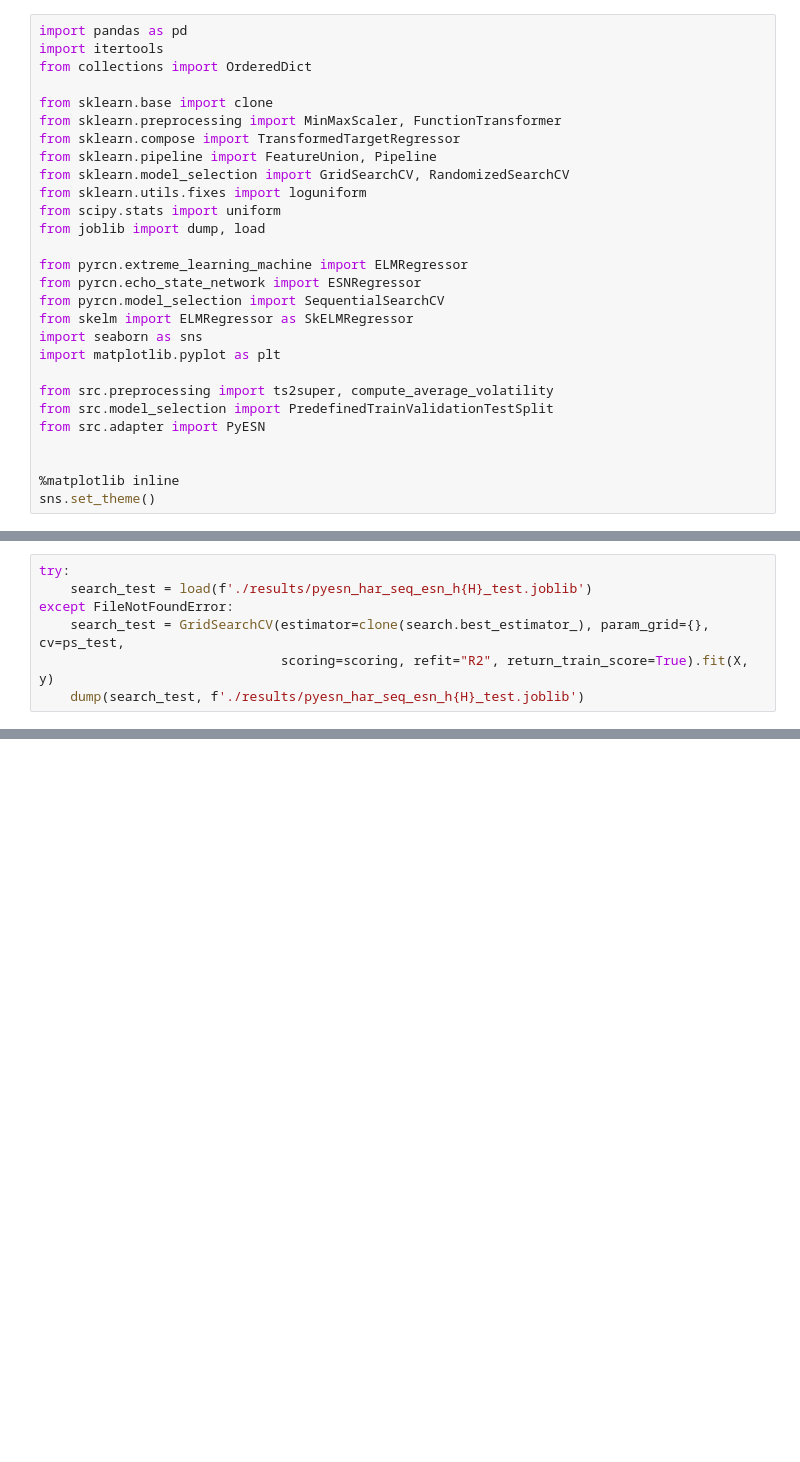
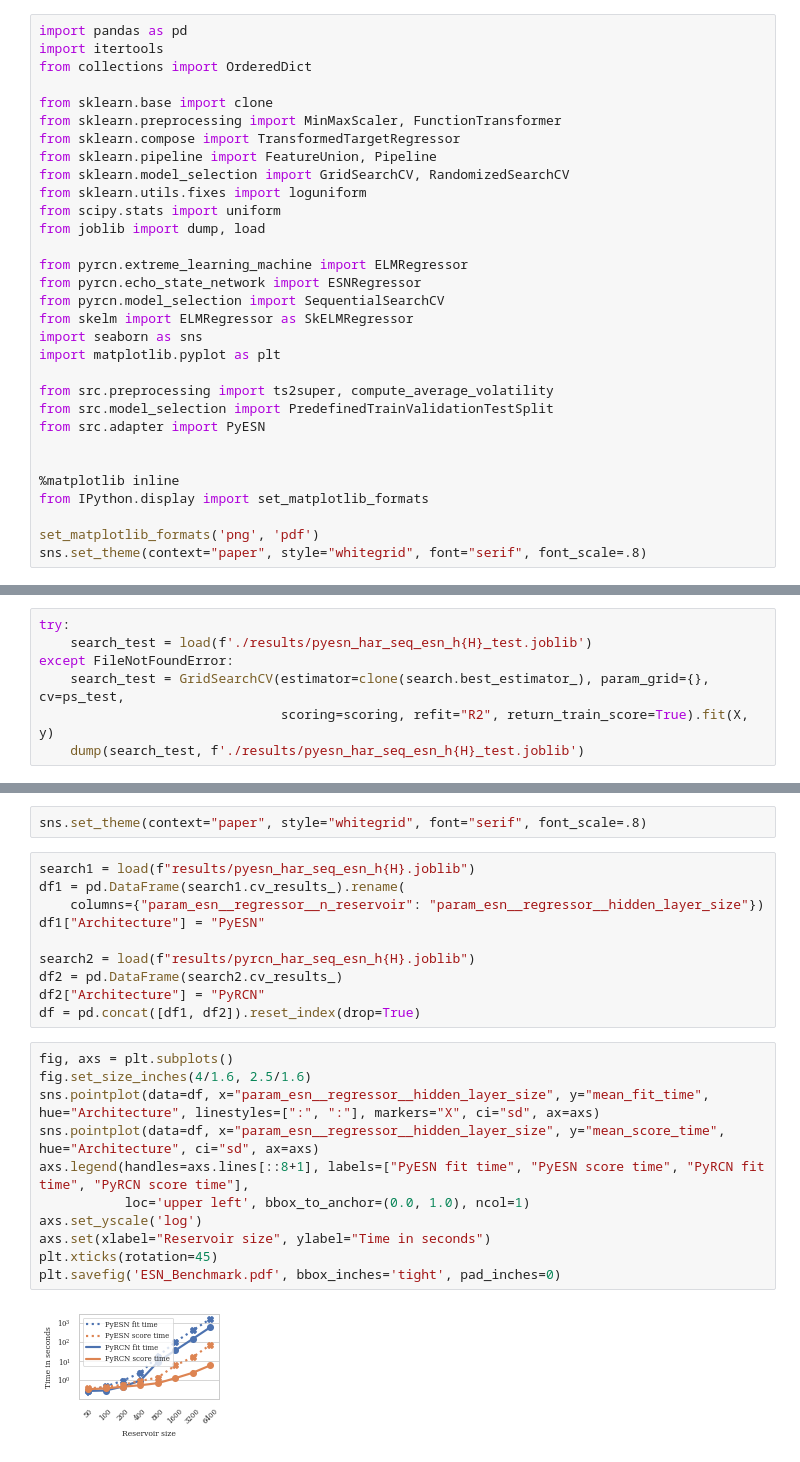
Before and after one commit to renierts/PyRCN-Benchmark, a Jupyter notebook: Benchmark.ipynb, the cells around one changed output, grey strips where cells are left out. Cells and saved outputs as stored; diff of their text form; blank space fills up the shorter version.

```diff
--- a/Benchmark.ipynb
+++ b/Benchmark.ipynb
@@ -31,7 +31,10 @@ from src.adapter import PyESN
 
 
 %matplotlib inline
-sns.set_theme()
+from IPython.display import set_matplotlib_formats
+
+set_matplotlib_formats('png', 'pdf')
+sns.set_theme(context="paper", style="whitegrid", font="serif", font_scale=.8)
 # %% [markdown]
 ## Prepare all datasets
 
@@ -610,0 +606,25 @@ R^2 train       R^2 test        MSE train       MSE test        Fit time in ms
+# %%
+sns.set_theme(context="paper", style="whitegrid", font="serif", font_scale=.8)
+# %%
+search1 = load(f"results/pyesn_har_seq_esn_h{H}.joblib")
+df1 = pd.DataFrame(search1.cv_results_).rename(
+    columns={"param_esn__regressor__n_reservoir": "param_esn__regressor__hidden_layer_size"})
+df1["Architecture"] = "PyESN"
+
+search2 = load(f"results/pyrcn_har_seq_esn_h{H}.joblib")
+df2 = pd.DataFrame(search2.cv_results_)
+df2["Architecture"] = "PyRCN"
+df = pd.concat([df1, df2]).reset_index(drop=True)
+# %%
+fig, axs = plt.subplots()
+fig.set_size_inches(4/1.6, 2.5/1.6)
+sns.pointplot(data=df, x="param_esn__regressor__hidden_layer_size", y="mean_fit_time", hue="Architecture", linestyles=[":", ":"], markers="X", ci="sd", ax=axs)
+sns.pointplot(data=df, x="param_esn__regressor__hidden_layer_size", y="mean_score_time", hue="Architecture", ci="sd", ax=axs)
+axs.legend(handles=axs.lines[::8+1], labels=["PyESN fit time", "PyESN score time", "PyRCN fit time", "PyRCN score time"],
+           loc='upper left', bbox_to_anchor=(0.0, 1.0), ncol=1)
+axs.set_yscale('log')
+axs.set(xlabel="Reservoir size", ylabel="Time in seconds")
+plt.xticks(rotation=45)
+plt.savefig('ESN_Benchmark.pdf', bbox_inches='tight', pad_inches=0)
+# %% [output]
+[figure, added]
```
Also changed, not shown: parts of 20 cells of this notebook, 5 other files.
